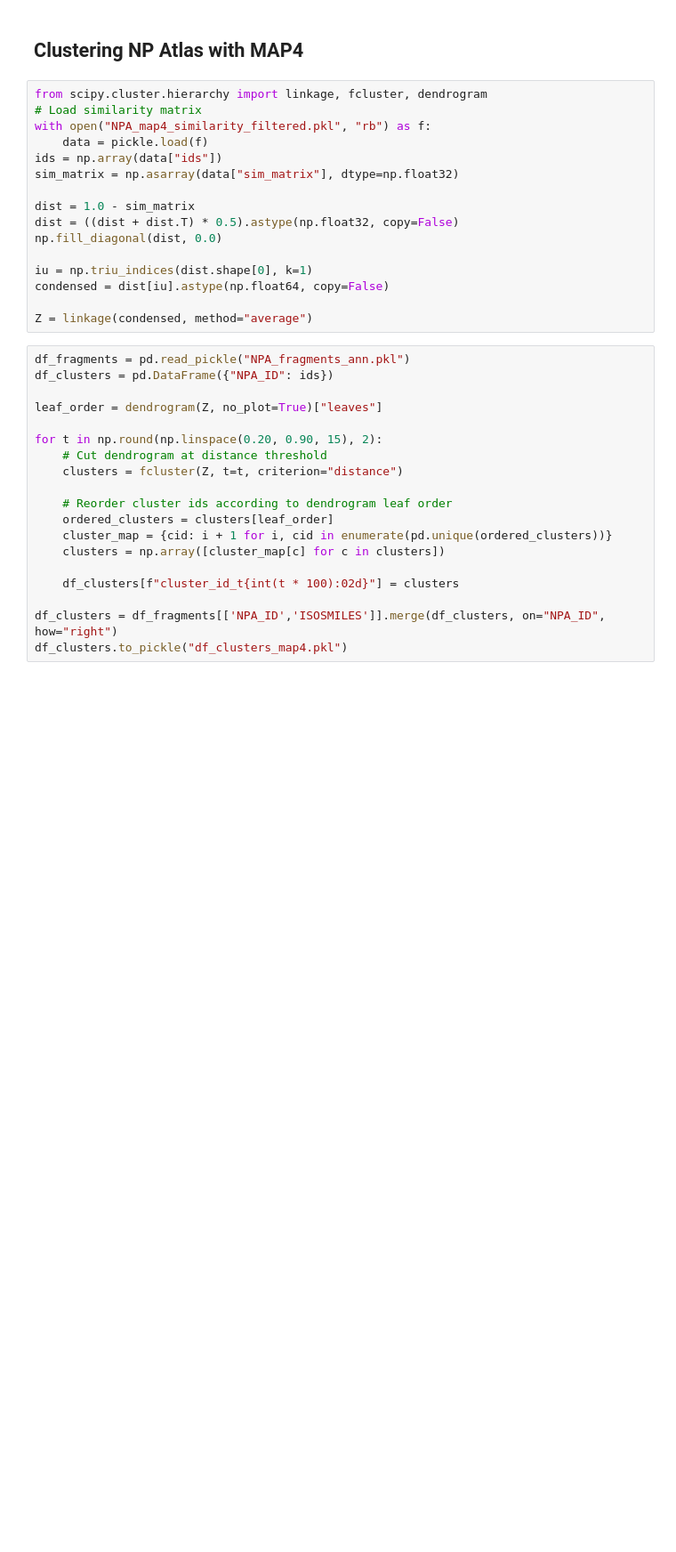
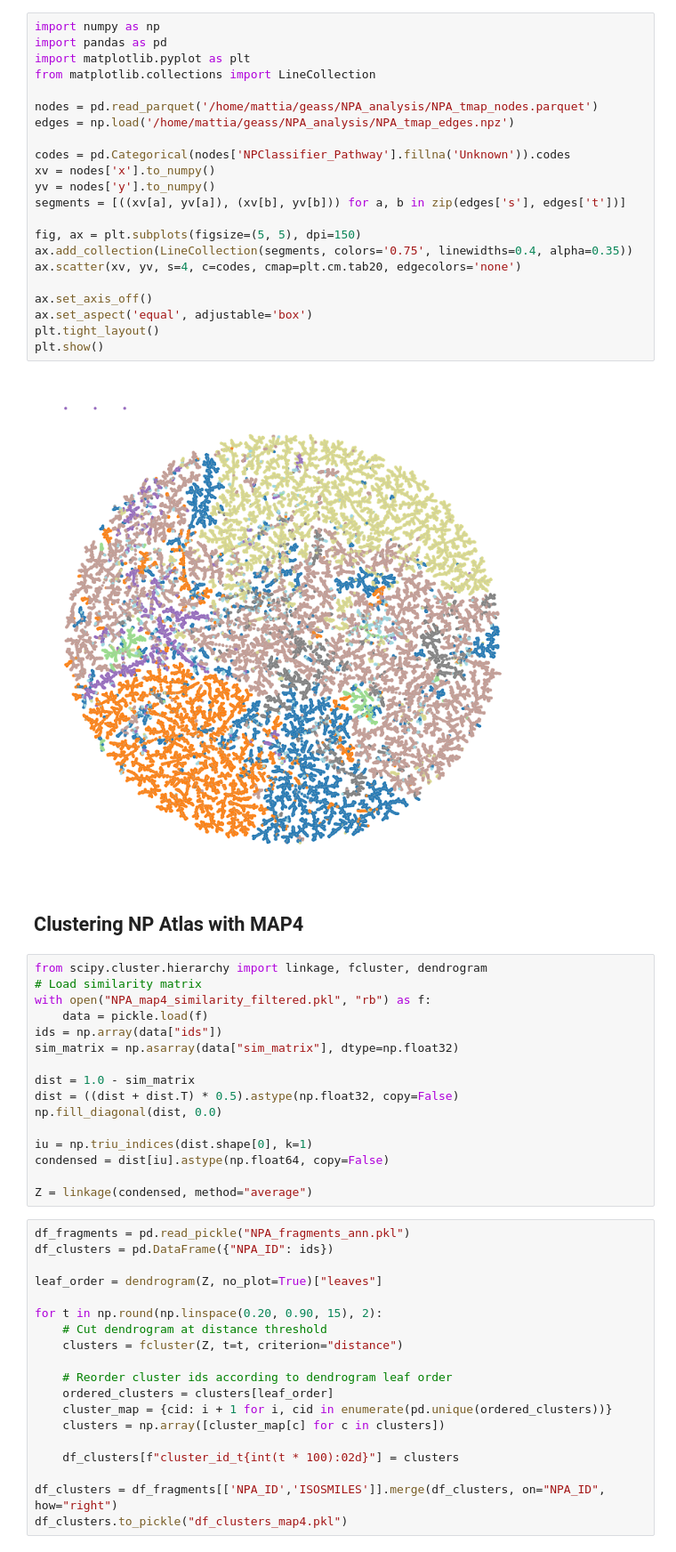
Before and after one commit to mattialpg/geass, a Jupyter notebook: NPA_visualisation/NPA_visualisation.ipynb, the cells around one changed output. Shown at 89% size. Saved outputs shown, nothing was run; the diff lists cells and outputs as text; blank space fills up the shorter version.

```diff
--- a/NPA_visualisation/NPA_visualisation.ipynb
+++ b/NPA_visualisation/NPA_visualisation.ipynb
@@ -141,3 +150,27 @@ with open("NPA_map4_similarity_filtered.pkl", "wb") as f:
+# %%
+import numpy as np
+import pandas as pd
+import matplotlib.pyplot as plt
+from matplotlib.collections import LineCollection
+
+nodes = pd.read_parquet('/home/mattia/geass/NPA_analysis/NPA_tmap_nodes.parquet')
+edges = np.load('/home/mattia/geass/NPA_analysis/NPA_tmap_edges.npz')
+
+codes = pd.Categorical(nodes['NPClassifier_Pathway'].fillna('Unknown')).codes
+xv = nodes['x'].to_numpy()
+yv = nodes['y'].to_numpy()
+segments = [((xv[a], yv[a]), (xv[b], yv[b])) for a, b in zip(edges['s'], edges['t'])]
+
+fig, ax = plt.subplots(figsize=(5, 5), dpi=150)
+ax.add_collection(LineCollection(segments, colors='0.75', linewidths=0.4, alpha=0.35))
+ax.scatter(xv, yv, s=4, c=codes, cmap=plt.cm.tab20, edgecolors='none')
+
+ax.set_axis_off()
+ax.set_aspect('equal', adjustable='box')
+plt.tight_layout()
+plt.show()
+# %% [output]
+[figure, added]
 # %% [markdown]
 ## Clustering NP Atlas with MAP4
 # %%
```
Also changed, not shown: parts of 26 cells of this notebook, 44 other files.
